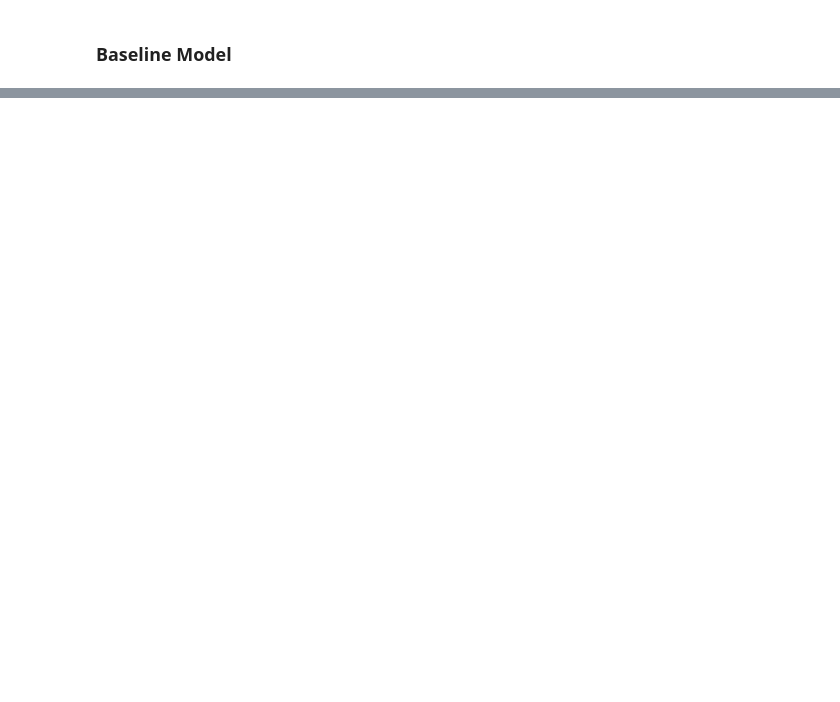
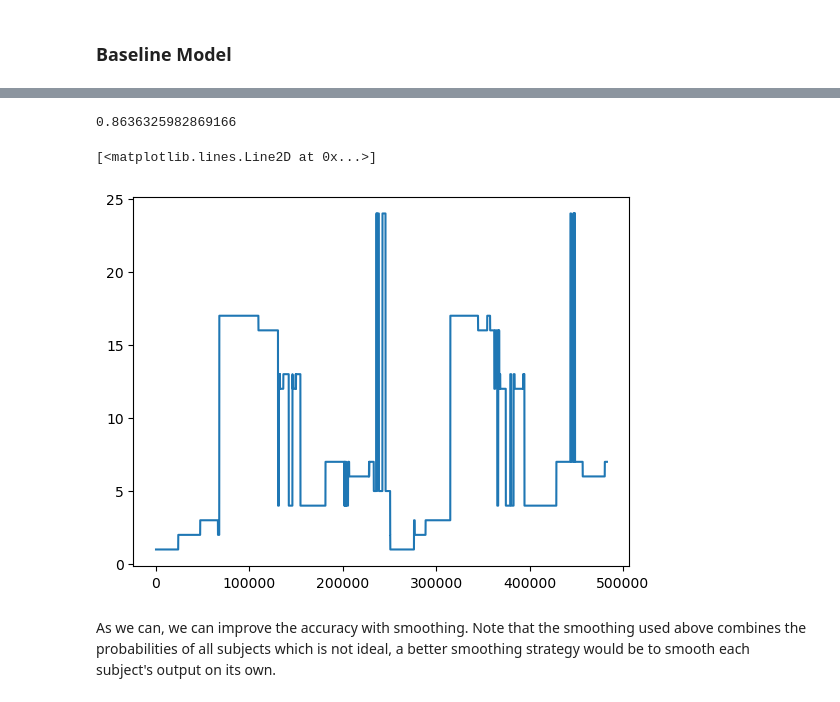
Before and after one commit to xAhmad1/PhysicalActivityDetection, a Jupyter notebook: Starting_notebook.ipynb, the cells around one changed output, grey strips where cells are left out. Drawn from its saved outputs; the diff is of its cells as text; code cells hidden in the pictures; blank space fills up the shorter version.

```diff
--- a/Starting_notebook.ipynb
+++ b/Starting_notebook.ipynb
@@ -414,0 +448,18 @@ def get_estimator():
+# %%
+labels = [ 1,  2,  3,  4,  5,  6,  7, 12, 13, 16, 17, 24]
+class_dict = dict(enumerate(labels))
+s_ypred_proba = pd.DataFrame(y_pred_proba).ewm(com=1000).mean().to_numpy()
+s_ypred = (s_ypred_proba.argmax(axis=1))
+s_ypred = [class_dict[i] for i in s_ypred]
+score = accuracy_score(labels_test,s_ypred)
+score
+# %% [output]
+0.8636325982869166
+# %%
+plt.plot(s_ypred)
+# %% [output]
+[<matplotlib.lines.Line2D at 0x...>]
+[figure, added]
+# %% [markdown]
+As we can, we can improve the accuracy with smoothing.
+Note that the smoothing used above combines the probabilities of all subjects which is not ideal, a better smoothing strategy would be to smooth each subject's output on its own.
```
Also changed, not shown: parts of 27 cells of this notebook, 3 other files.
